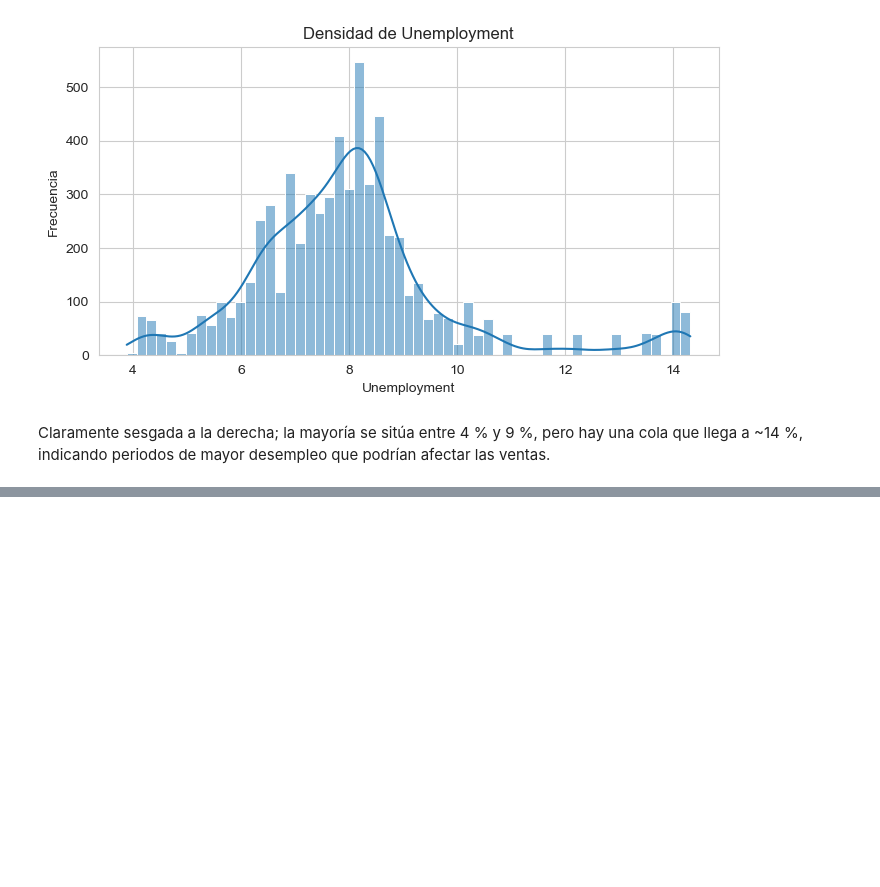
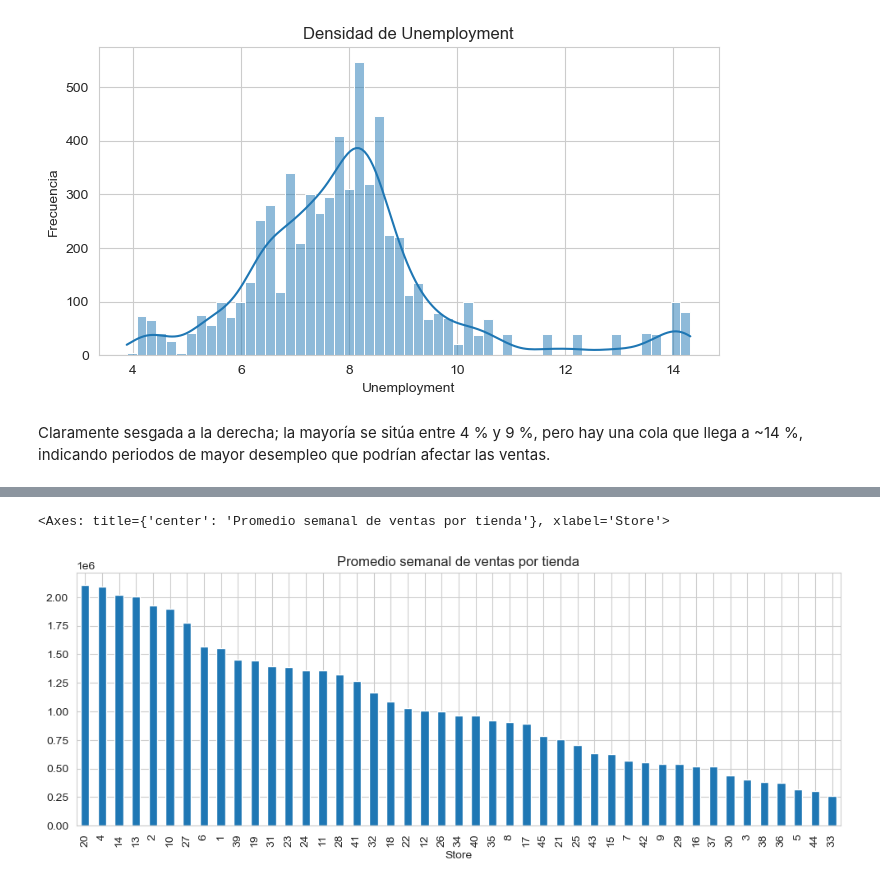
Before and after one commit to midwayjona/Econometria-2, a Jupyter notebook: project/proyecto_final.ipynb, the cells around one changed output, grey strips where cells are left out. Saved outputs shown, nothing was run; the diff lists cells and outputs as text; code cells hidden in the pictures; blank space fills up the shorter version.

```diff
--- a/project/proyecto_final.ipynb
+++ b/project/proyecto_final.ipynb
@@ -136,0 +192,6 @@ Claramente sesgada a la derecha; la mayoría se sitúa entre 4 % y 9 %, pero hay
+# %%
+store_avg = df.groupby("Store")["Weekly_Sales"].mean().sort_values(ascending=False)
+store_avg.plot(kind="bar", figsize=(12,4), title="Promedio semanal de ventas por tienda")
+# %% [output]
+<Axes: title={'center': 'Promedio semanal de ventas por tienda'}, xlabel='Store'>
+[figure, added]
```
Also changed, not shown: parts of 6 cells of this notebook.
